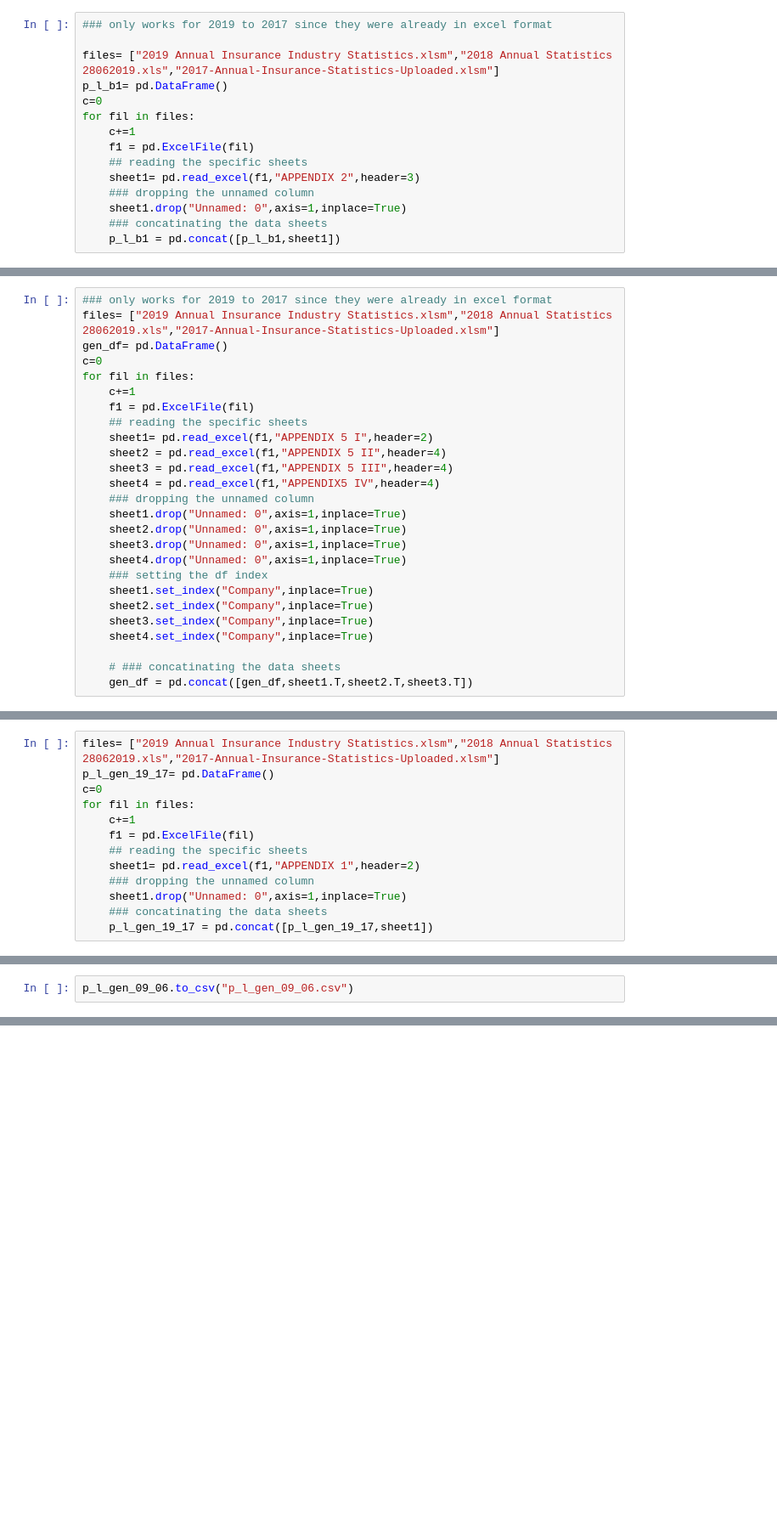
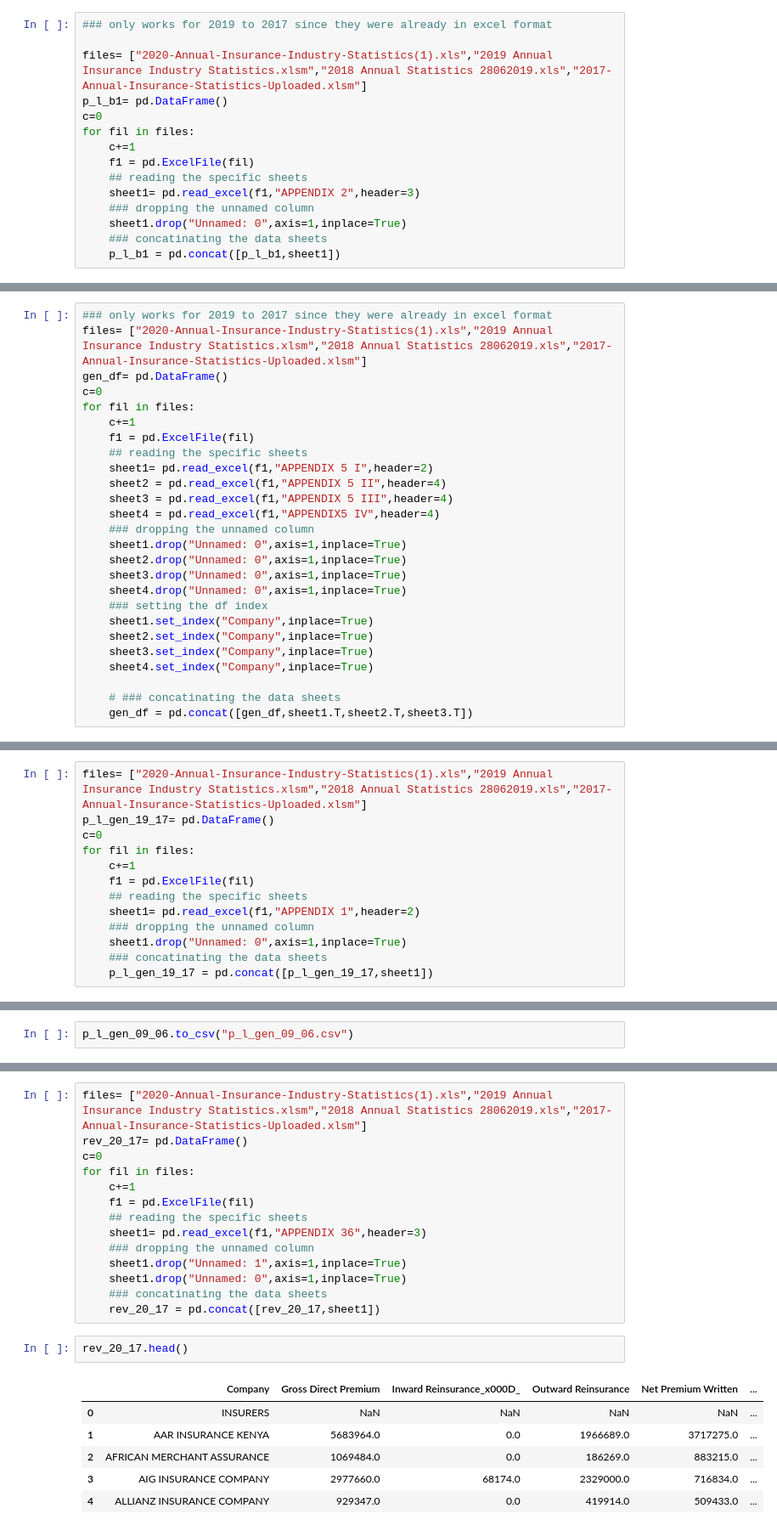
Before and after one commit to JaniceMwasi/Insurance-Credit-Scoring, a Jupyter notebook: Code/data_wrangling.ipynb, the cells around one changed output, grey strips where cells are left out. Shown at 85% size. Cells and saved outputs as stored; diff of their text form; blank space fills up the shorter version.

Commit message:
data aggreation debug

```diff
--- a/Code/data_wrangling.ipynb
+++ b/Code/data_wrangling.ipynb
@@ -243,7 +290,7 @@ new_df4.to_csv("Life_BS_11_10.csv")
 # %%
 ### only works for 2019 to 2017 since they were already in excel format
 
-files= ["2019 Annual Insurance Industry Statistics.xlsm","2018 Annual Statistics 28062019.xls","2017-Annual-Insurance-Statistics-Uploaded.xlsm"]
+files= ["2020-Annual-Insurance-Industry-Statistics(1).xls","2019 Annual Insurance Industry Statistics.xlsm","2018 Annual Statistics 28062019.xls","2017-Annual-Insurance-Statistics-Uploaded.xlsm"]
 p_l_b1= pd.DataFrame()
 c=0
 for fil in files:
@@ -393,7 +481,7 @@ p_l_11_10_df.to_csv("p_l_11_10_life.csv")
 ## 2019 -2017
 # %%
 ### only works for 2019 to 2017 since they were already in excel format
-files= ["2019 Annual Insurance Industry Statistics.xlsm","2018 Annual Statistics 28062019.xls","2017-Annual-Insurance-Statistics-Uploaded.xlsm"]
+files= ["2020-Annual-Insurance-Industry-Statistics(1).xls","2019 Annual Insurance Industry Statistics.xlsm","2018 Annual Statistics 28062019.xls","2017-Annual-Insurance-Statistics-Uploaded.xlsm"]
 gen_df= pd.DataFrame()
 c=0
 for fil in files:
@@ -821,5 +1016,5 @@ Gen_BS_2011_3.to_csv("Gen_BS_2011_3.csv")
 # %%
-files= ["2019 Annual Insurance Industry Statistics.xlsm","2018 Annual Statistics 28062019.xls","2017-Annual-Insurance-Statistics-Uploaded.xlsm"]
+files= ["2020-Annual-Insurance-Industry-Statistics(1).xls","2019 Annual Insurance Industry Statistics.xlsm","2018 Annual Statistics 28062019.xls","2017-Annual-Insurance-Statistics-Uploaded.xlsm"]
 p_l_gen_19_17= pd.DataFrame()
 c=0
 for fil in files:
@@ -908,0 +1118,23 @@ p_l_gen_09_06.to_csv("p_l_gen_09_06.csv")
+# %%
+files= ["2020-Annual-Insurance-Industry-Statistics(1).xls","2019 Annual Insurance Industry Statistics.xlsm","2018 Annual Statistics 28062019.xls","2017-Annual-Insurance-Statistics-Uploaded.xlsm"]
+rev_20_17= pd.DataFrame()
+c=0
+for fil in files:
+    c+=1
+    f1 = pd.ExcelFile(fil)
+    ## reading the specific sheets
+    sheet1= pd.read_excel(f1,"APPENDIX 36",header=3)
+    ### dropping the unnamed column
+    sheet1.drop("Unnamed: 1",axis=1,inplace=True)
+    sheet1.drop("Unnamed: 0",axis=1,inplace=True)
+    ### concatinating the data sheets
+    rev_20_17 = pd.concat([rev_20_17,sheet1])
+# %%
+rev_20_17.head()
+# %% [output]
+|  | Company | Gross Direct Premium | Inward Reinsurance_x000D_ | Outward Reinsurance | Net Premium Written | ... |
+| 0 | INSURERS | NaN | NaN | NaN | NaN | ... |
+| 1 | AAR INSURANCE KENYA | 5683964.0 | 0.0 | 1966689.0 | 3717275.0 | ... |
+| 2 | AFRICAN MERCHANT ASSURANCE | 1069484.0 | 0.0 | 186269.0 | 883215.0 | ... |
+| 3 | AIG INSURANCE COMPANY | 2977660.0 | 68174.0 | 2329000.0 | 716834.0 | ... |
+| 4 | ALLIANZ INSURANCE COMPANY | 929347.0 | 0.0 | 419914.0 | 509433.0 | ... |
```
Also changed, not shown: parts of 51 cells of this notebook.
